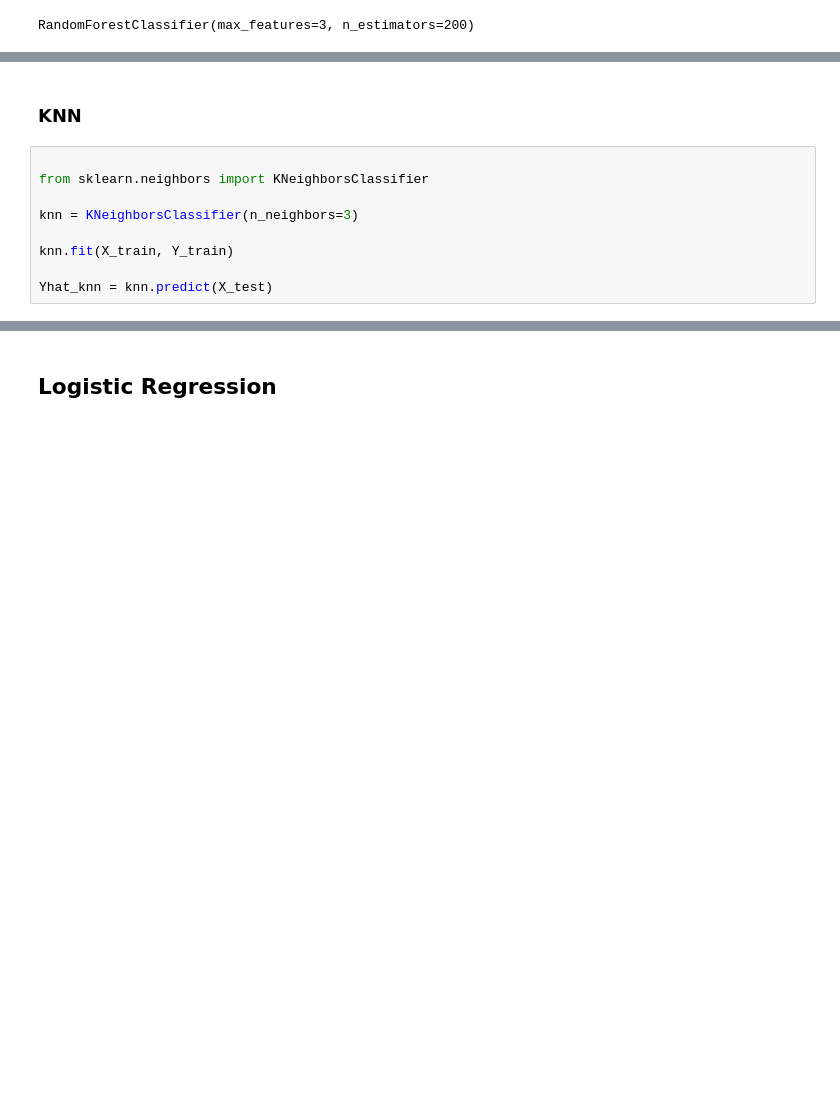
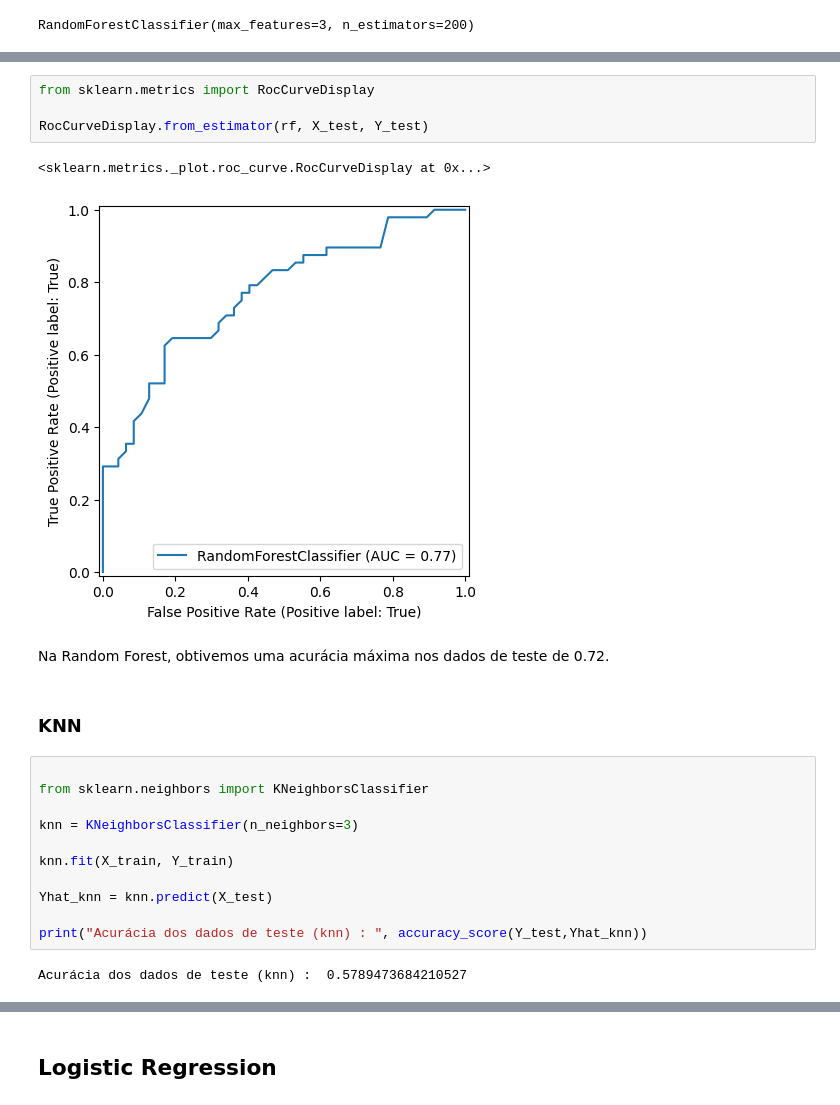
Before and after one commit to rubdelima/IF-807---PL-Predict-Matches, a Jupyter notebook: PL_Predict_Matches.ipynb, the cells around one changed output, grey strips where cells are left out. Drawn from its saved outputs; the diff is of its cells as text; blank space fills up the shorter version.

```diff
--- a/PL_Predict_Matches.ipynb
+++ b/PL_Predict_Matches.ipynb
@@ -201,3 +220,12 @@ plt.show()
+# %%
+from sklearn.metrics import RocCurveDisplay
+
+RocCurveDisplay.from_estimator(rf, X_test, Y_test)
+# %% [output]
+<sklearn.metrics._plot.roc_curve.RocCurveDisplay at 0x...>
+[figure, added]
+# %% [markdown]
+Na Random Forest, obtivemos uma acurácia máxima nos dados de teste de 0.72.
 # %% [markdown]
 ### KNN
 # %%
@@ -209,3 +237,7 @@ knn = KNeighborsClassifier(n_neighbors=3)
 knn.fit(X_train, Y_train)
 
 Yhat_knn = knn.predict(X_test)
+
+print("Acurácia dos dados de teste (knn) : ", accuracy_score(Y_test,Yhat_knn))
+# %% [output]
+Acurácia dos dados de teste (knn) :  0.5789473684210527
```
Also changed, not shown: parts of 18 cells of this notebook.
